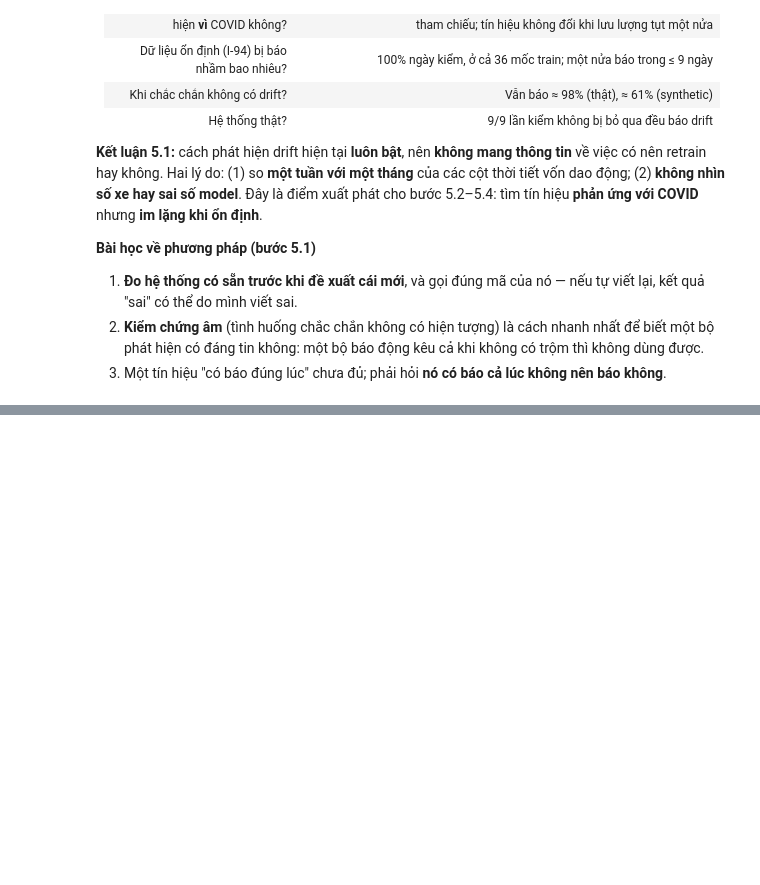
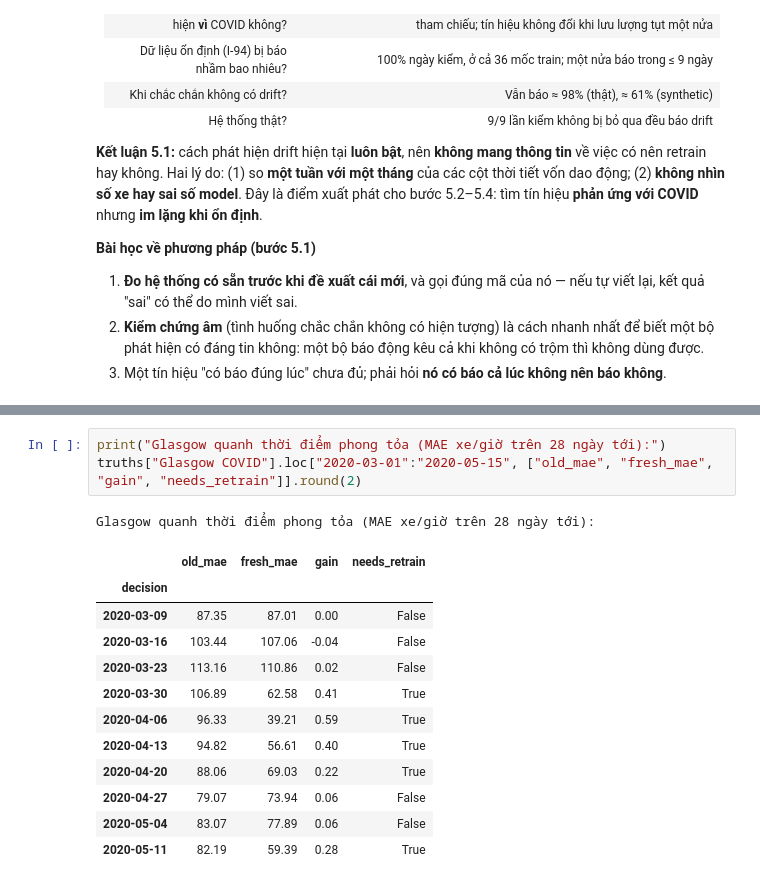
Before and after one commit to Phuctt205dev/adaptive-mlops-traffic-forecast-self-research-NT114.Q21, a Jupyter notebook: experiments/notebooks/E3-drift-retrain.ipynb, the cells around one changed output, grey strips where cells are left out. Saved outputs shown, nothing was run; the diff lists cells and outputs as text; blank space fills up the shorter version.

```diff
--- a/experiments/notebooks/E3-drift-retrain.ipynb
+++ b/experiments/notebooks/E3-drift-retrain.ipynb
@@ -276,0 +403,17 @@ Bảng `drift_checks` của website (Hà Nội, Hồ Chí Minh; dataset syntheti
+# %%
+print("Glasgow quanh thời điểm phong tỏa (MAE xe/giờ trên 28 ngày tới):")
+truths["Glasgow COVID"].loc["2020-03-01":"2020-05-15", ["old_mae", "fresh_mae", "gain", "needs_retrain"]].round(2)
+# %% [output]
+Glasgow quanh thời điểm phong tỏa (MAE xe/giờ trên 28 ngày tới):
+|  | old_mae | fresh_mae | gain | needs_retrain |
+| decision |  |  |  |  |
+| 2020-03-09 | 87.35 | 87.01 | 0.00 | False |
+| 2020-03-16 | 103.44 | 107.06 | -0.04 | False |
+| 2020-03-23 | 113.16 | 110.86 | 0.02 | False |
+| 2020-03-30 | 106.89 | 62.58 | 0.41 | True |
+| 2020-04-06 | 96.33 | 39.21 | 0.59 | True |
+| 2020-04-13 | 94.82 | 56.61 | 0.40 | True |
+| 2020-04-20 | 88.06 | 69.03 | 0.22 | True |
+| 2020-04-27 | 79.07 | 73.94 | 0.06 | False |
+| 2020-05-04 | 83.07 | 77.89 | 0.06 | False |
+| 2020-05-11 | 82.19 | 59.39 | 0.28 | True |
```
Also changed, not shown: parts of 11 cells of this notebook, 9 other files.
